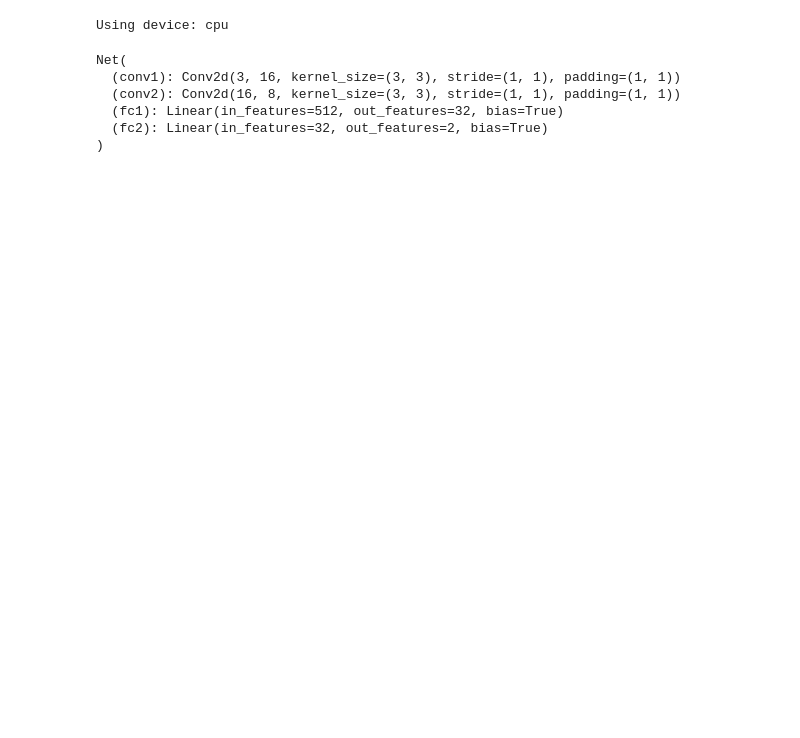
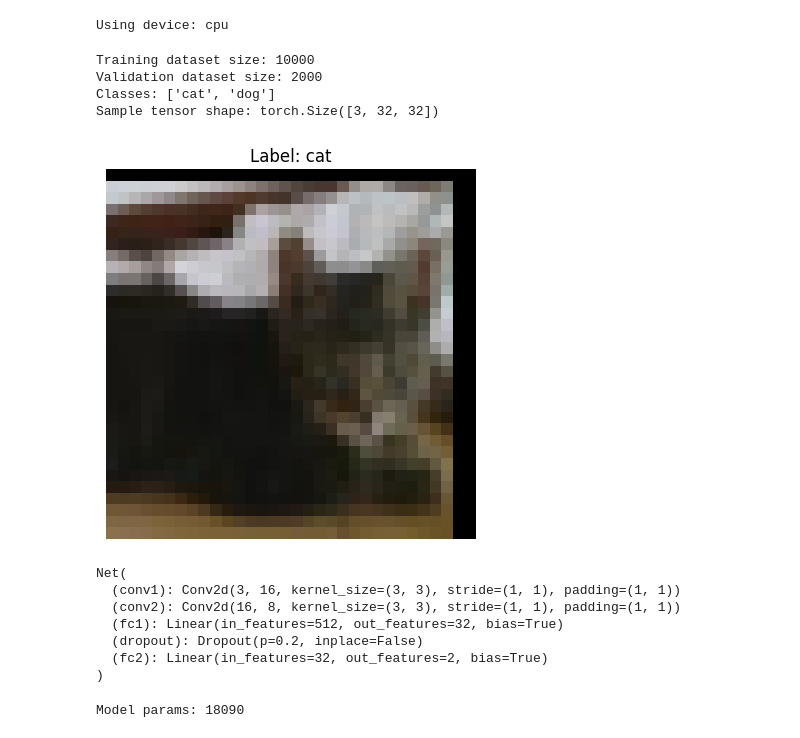
Before and after one commit to narendra7959/Deep-Learning-Practicals, a Jupyter notebook: 24040208002_MDSC_302(P)_AV.ipynb, the cells around one changed output. Saved outputs shown, nothing was run; the diff lists cells and outputs as text; code cells hidden in the pictures; blank space fills up the shorter version.

```diff
--- a/24040208002_MDSC_302(P)_AV.ipynb
+++ b/24040208002_MDSC_302(P)_AV.ipynb
@@ -51,12 +51,29 @@ test_loader = DataLoader(test_subset, batch_size=64, shuffle=False)
+# %%
+# Dataset inspection (aligning with notebook)
+print("Training dataset size:", len(train_subset))
+print("Validation dataset size:", len(test_subset))
+print("Classes:", ['cat', 'dog'])
+img, label = train_subset[0]
+print("Sample tensor shape:", img.shape)
+plt.imshow(img.permute(1, 2, 0) * 0.5 + 0.5)  # Unnormalize for display
+plt.title(f"Label: {['cat', 'dog'][label]}")
+plt.axis("off")
+plt.show()
+# %% [output]
+Training dataset size: 10000
+Validation dataset size: 2000
+Classes: ['cat', 'dog']
+Sample tensor shape: torch.Size([3, 32, 32])
+[figure, added]
 # %%
-#  Define the CNN Model
-
+# Define the CNN Model (your architecture)
 class Net(nn.Module):
     def __init__(self):
         super().__init__()
         self.conv1 = nn.Conv2d(3, 16, kernel_size=3, padding=1)
         self.conv2 = nn.Conv2d(16, 8, kernel_size=3, padding=1)
         self.fc1 = nn.Linear(8 * 8 * 8, 32)
+        self.dropout = nn.Dropout(0.2)  # Added to prevent overfitting
         self.fc2 = nn.Linear(32, 2)
 
     def forward(self, x):
@@ -64,6 +81,7 @@ class Net(nn.Module):
         out = F.max_pool2d(F.tanh(self.conv2(out)), 2)
         out = out.view(-1, 8 * 8 * 8)
         out = F.tanh(self.fc1(out))
+        out = self.dropout(out)
         out = self.fc2(out)
         return out
 
@@ -74,6 +92,14 @@ Net(
   (conv1): Conv2d(3, 16, kernel_size=(3, 3), stride=(1, 1), padding=(1, 1))
   (conv2): Conv2d(16, 8, kernel_size=(3, 3), stride=(1, 1), padding=(1, 1))
   (fc1): Linear(in_features=512, out_features=32, bias=True)
+  (dropout): Dropout(p=0.2, inplace=False)
   (fc2): Linear(in_features=32, out_features=2, bias=True)
 )
+# %%
+# Count model parameters (section 7.2.9)
+def count_parameters(model):
+    return sum(p.numel() for p in model.parameters() if p.requires_grad)
+print("Model params:", count_parameters(model))
+# %% [output]
+Model params: 18090
 # %%
```
Also changed, not shown: parts of 10 cells of this notebook.
